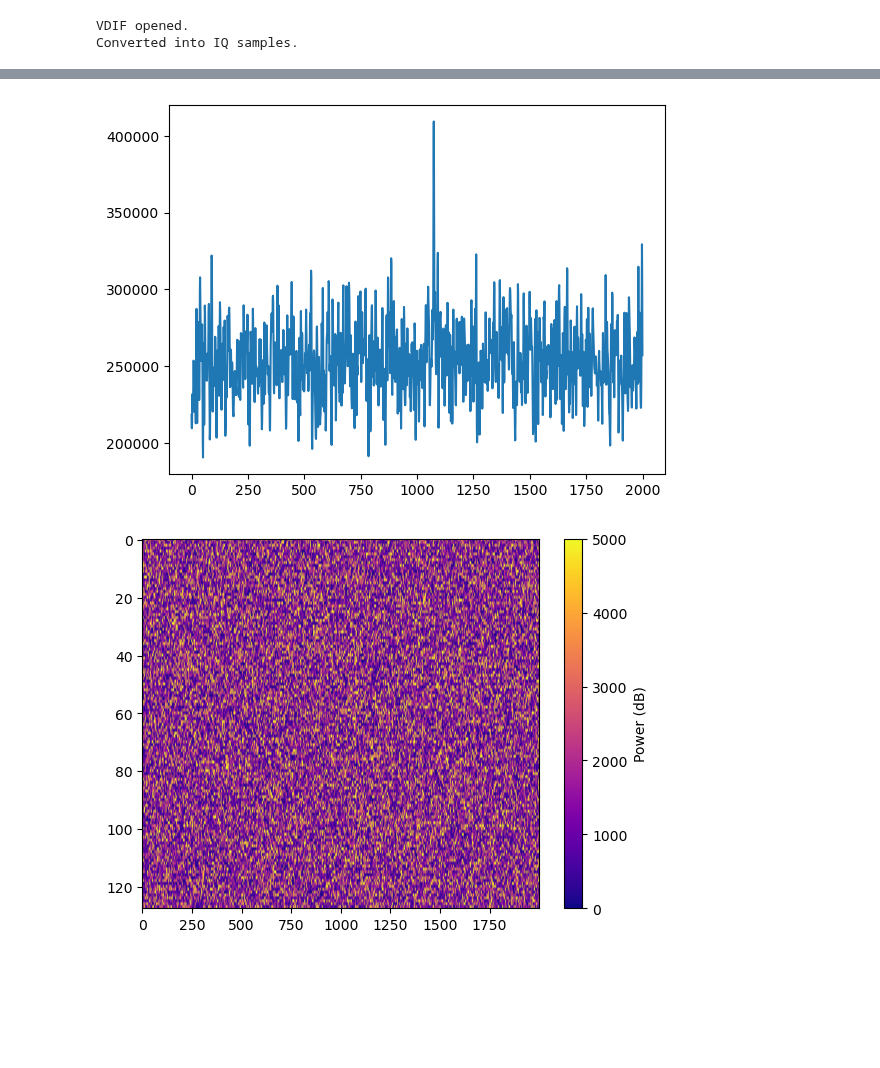
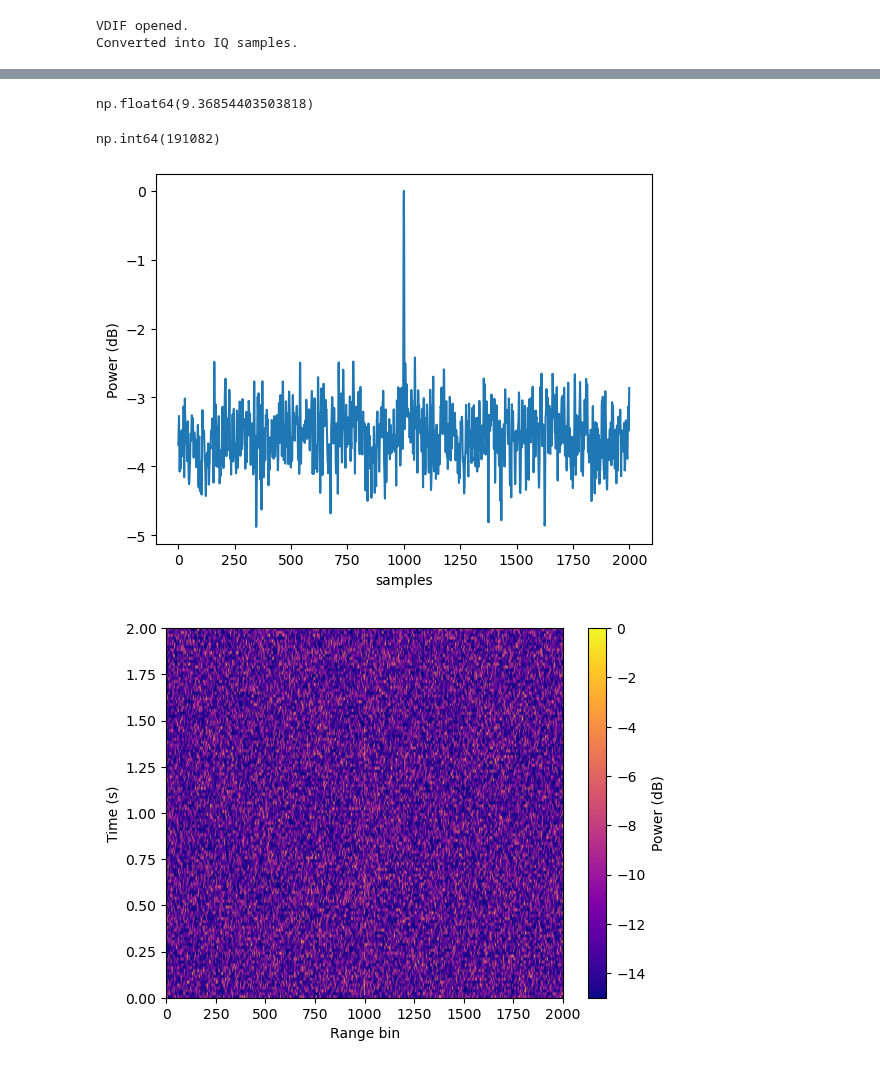
Before and after one commit to phoeberyder/atlas_rb, a Jupyter notebook: nam_plots.ipynb, the cells around one changed output, grey strips where cells are left out. Drawn from its saved outputs; the diff is of its cells as text; code cells hidden in the pictures; blank space fills up the shorter version.

```diff
--- a/nam_plots.ipynb
+++ b/nam_plots.ipynb
@@ -24,9 +179,10 @@ samp_rate = 16e6
 alpha = bw/Tp
 height = 128 # CPI Size
 points = int(samp_rate * pri)
+infilename = '/share/nas2/pryder/SET_Observations_Test_1/Wednesday/vdifs/TSSat_20250205_lo1_1295MHz_intelsat33e.vdifa'
 # %%
 # Open VDIF
-pola, header = open_vdif('/share/nas2/pryder/SET_Observations_Test_1/Wednesday/vdifs/TSSat_20250205_lo1_1295MHz_intelsat33e.vdif', 0)
+pola, header = open_vdif(infilename, 0)
 print('VDIF opened.')
 
 # Convert to IQ
@@ -141,0 +492,3 @@ FileNotFoundError: [Errno 2] No such file or directory: './plots/incoherent_sum_
+# %%
+power = np.abs(windowed_cdat_pc)**2
+incoho_sum = np.sum(power, axis=0)
@@ -142,11 +519,26 @@ FileNotFoundError: [Errno 2] No such file or directory: './plots/incoherent_sum_
+# %%
+range_axis[3]-range_axis[2]
+# %% [output]
+np.float64(9.36854403503818)
+# %%
+low
+# %% [output]
+np.int64(191082)
 # %%
-plt.plot(incoho_sum[127000:129000])
+plt.plot(10*np.log10(incoho_sum +1e-12)-np.max(10*np.log10(incoho_sum +1e-12)))
+plt.xlabel('samples')
+plt.ylabel('Power (dB)')
 plt.show()
 # %% [output]
-[figure, old version]
+[figure, new version]
 # %%
-plt.imshow(power[:, 127000:129000], aspect='auto',vmin=0, vmax=5000, cmap='plasma')
+intensity_db = 10 * np.log10(np.abs(windowed_cdat_pc)**2 + 1e-12)
+intensity_db -= np.max(intensity_db)
+plt.imshow(intensity_db, aspect='auto', cmap='plasma', vmin=-15, origin='lower', extent=[0, (high-low), 0, int(128*pri)])
+plt.xlabel('Range bin')
+plt.ylabel('Time (s)')
 plt.colorbar(label='Power (dB)')
+
 plt.show()
 # %% [output]
-[figure, old version]
+[figure, new version]
```
Also changed, not shown: parts of 24 cells of this notebook, 3 other files.
